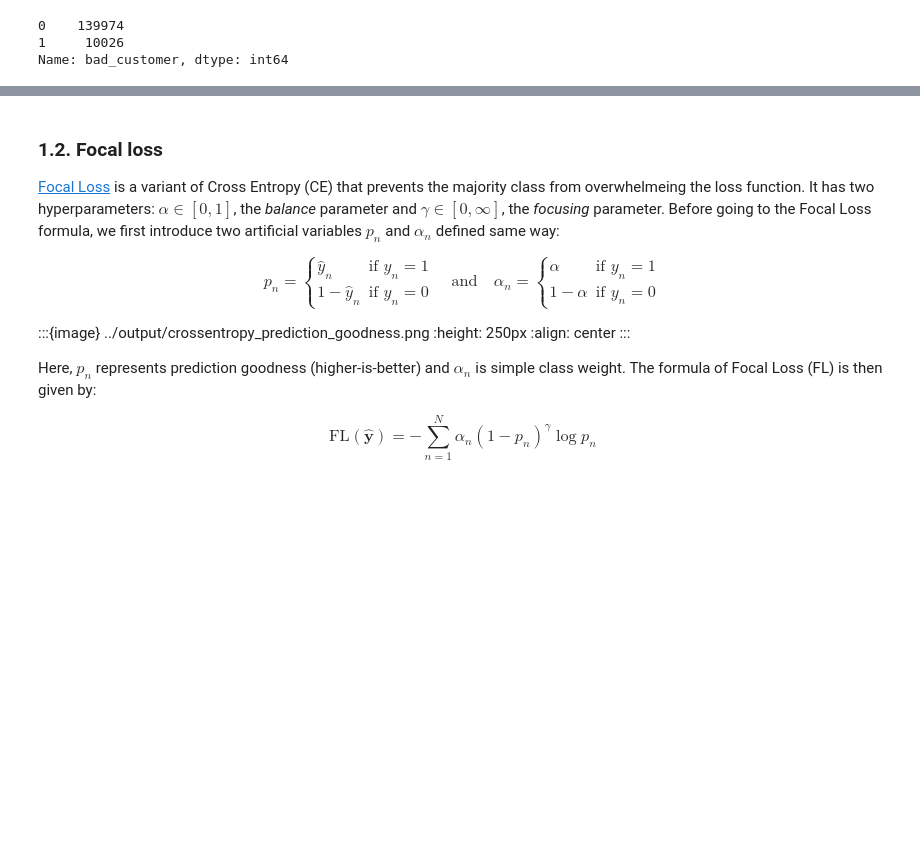
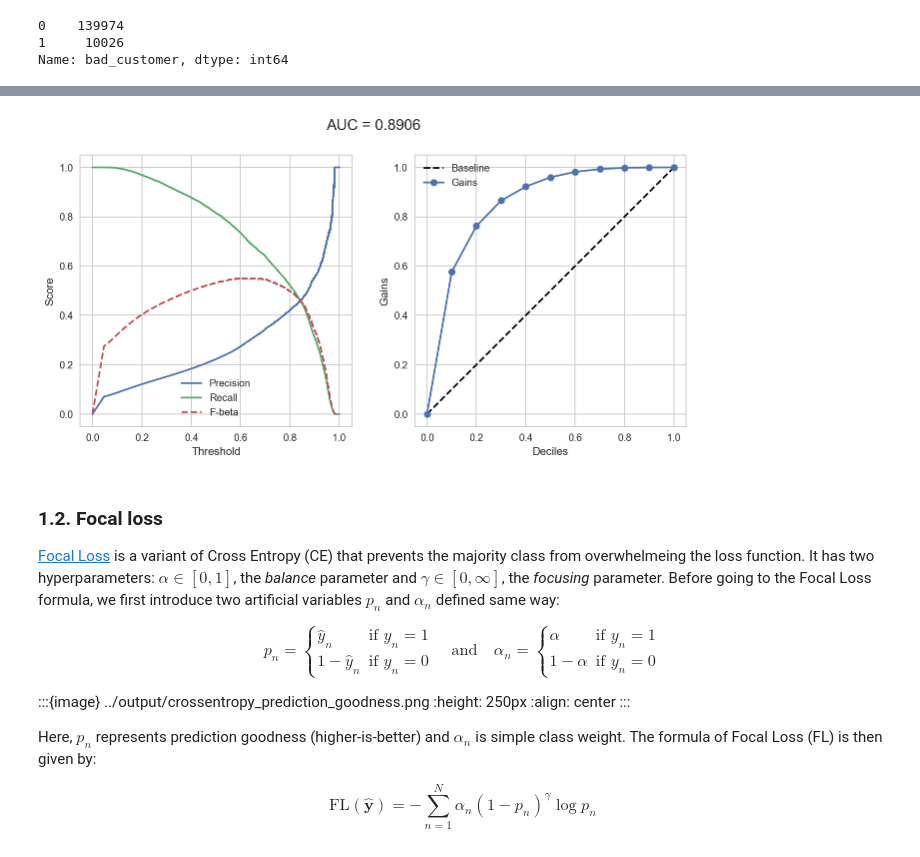
Before and after one commit to hungpq7/tabular-book, a Jupyter notebook: 07-tabular-learning/imblearn-targeted-modeling.ipynb, the cells around one changed output, grey strips where cells are left out. Drawn from its saved outputs; the diff is of its cells as text; code cells hidden in the pictures; blank space fills up the shorter version.

```diff
--- a/07-tabular-learning/imblearn-targeted-modeling.ipynb
+++ b/07-tabular-learning/imblearn-targeted-modeling.ipynb
@@ -137,3 +135,17 @@ plotCumulativeGains(y, yProb)
+# %%
+model = LGBMClassifier(class_weight={1: 15, 0: 1})
+model.fit(x, y)
+yPred = model.predict(x)
+yProb = model.predict_proba(x)[:, 1]
+# %%
+auc = AUC(y, yProb)
+fig, ax = plt.subplots(ncols=2, figsize=(11,5), sharex=True)
+plotPRChart(y, yProb, ax=ax[0], beta=2)
+plotCumulativeGains(y, yProb, ax=ax[1])
+fig.suptitle(f'AUC = {auc:.4f}', fontsize=15)
+plt.show()
+# %% [output]
+[figure, added]
 # %% [markdown]
 ### 1.2. Focal loss
 [Focal Loss] is a variant of Cross Entropy (CE) that prevents the majority class from overwhelmeing the loss function. It has two hyperparameters: $\alpha\in[0,1]$, the *balance* parameter and $\gamma\in[0,\infty]$, the *focusing* parameter. Before going to the Focal Loss formula, we first introduce two artificial variables $p_n$ and $\alpha_n$ defined same way:
```
Also changed, not shown: parts of 35 cells of this notebook, 4 other files.
